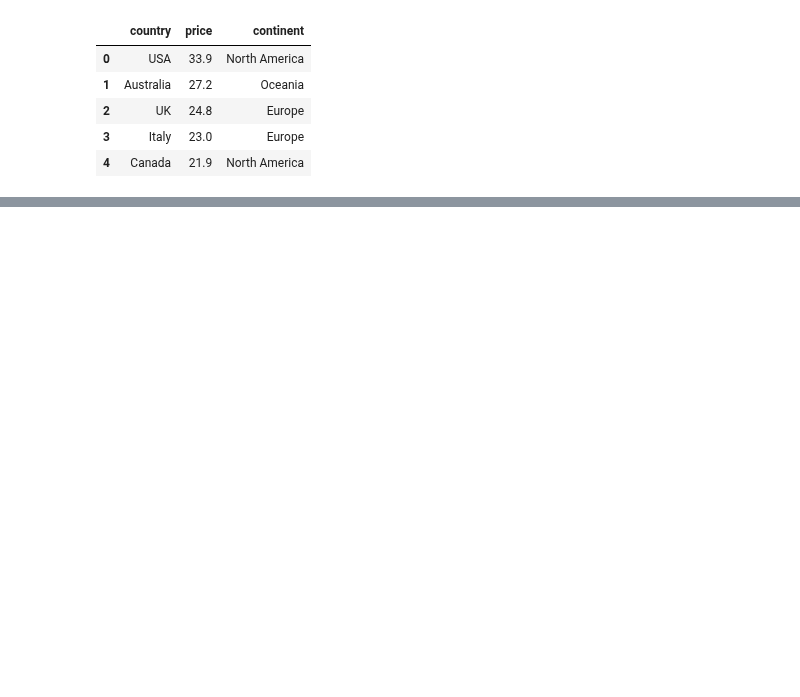
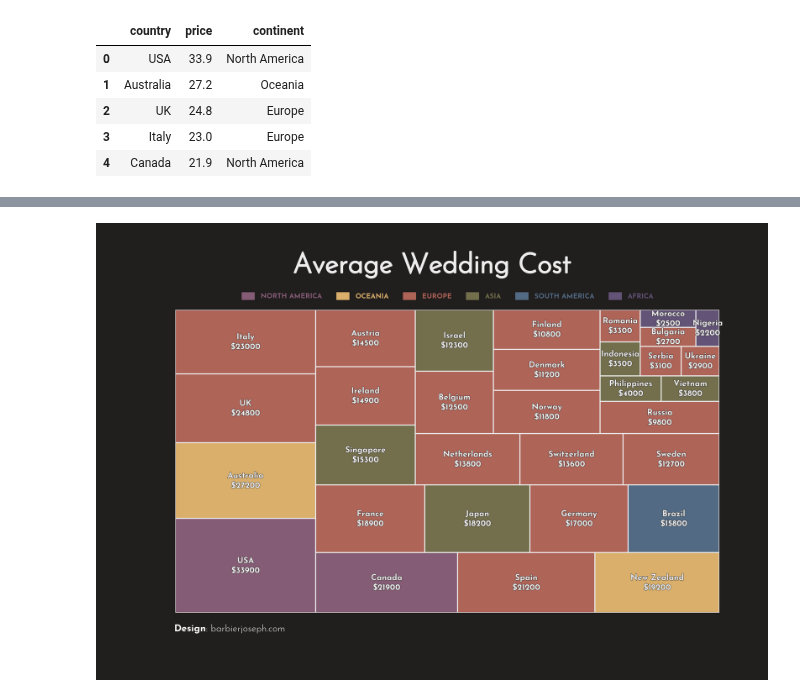
Before and after one commit to JosephBARBIERDARNAL/misc-dataviz, a Jupyter notebook: marriage-price/code.ipynb, the cells around one changed output, grey strips where cells are left out. Cells and saved outputs as stored; diff of their text form; code cells hidden in the pictures; blank space fills up the shorter version.

```diff
--- a/marriage-price/code.ipynb
+++ b/marriage-price/code.ipynb
@@ -38,0 +20,82 @@ plt.show()
+# %%
+white = '#EEEEEE'
+black = '#211E1E'
+cmap = load_cmap('Antique')
+category_codes, unique_categories = pd.factorize(df['continent'])
+colors = [cmap(code) for code in category_codes]
+font = load_font(
+   'https://github.com/googlefonts/josefinsans/blob/master/fonts/ttf/JosefinSans-Light.ttf?raw=true'
+)
+boldfont = load_font(
+   'https://github.com/googlefonts/josefinsans/blob/master/fonts/ttf/JosefinSans-Bold.ttf?raw=true'
+)
+
+fig, ax = plt.subplots(figsize=(12,8), dpi=300)
+fig.set_facecolor(black)
+ax.set_axis_off()
+
+squarify.plot(
+   sizes=df["price"],
+   label=df["country"] + "\n$" + (df["price"]*1000).astype(int).astype(str),
+   color=colors,
+   edgecolor=white,
+   lw=1.5,
+   text_kwargs={
+      'font': boldfont,
+      'color': white,
+      'size': 12,
+      'path_effects': [
+         path_effects.Stroke(linewidth=0.8, foreground=black),
+         path_effects.Normal()
+      ]
+   },
+   ax=ax
+)
+
+fig_text(
+   x=0.5, y=1, s="Average Wedding Cost", font=font,
+   size=40, ha='center', color=white, path_effects=[
+         path_effects.Stroke(linewidth=2, foreground=white),
+         path_effects.Normal()
+      ]
+)
+fig_text(
+   x=0.07, y=0.07, s='Design<: barbierjoseph.com>\n', font=boldfont,
+   size=14, ha='left', color='white', highlight_textprops=[{'font': font}]
+)
+
+legend_elements = [
+   Patch(
+      facecolor=cmap(code),
+      edgecolor=black,
+      label=continent.upper(),
+   ) for code, continent in enumerate(unique_categories)
+]
+
+legend = ax.legend(
+   handles=legend_elements,
+   loc='upper center',
+   bbox_to_anchor=(0.5, 1.08),
+   ncol=len(unique_categories),
+   fontsize=30,
+   facecolor=black,
+   prop=boldfont,
+   edgecolor=black,
+   handleheight=1.5,
+
+)
+
+for i, text in enumerate(legend.get_texts()):
+   text.set_color(cmap(i))
+
+margin = 0.05
+fig.text(x=0-margin, y=0.5, s=' ', color=black, ha='center', va='center')
+fig.text(x=1+margin, y=0.5, s=' ', color=black, ha='center', va='center')
+fig.text(x=0.5, y=0-margin, s=' ', color=black, ha='center', va='center')
+fig.text(x=0.5, y=1+margin, s=' ', color=black, ha='center', va='center')
+
+plt.tight_layout()
+plt.savefig('wedding-cost.png', dpi=300, bbox_inches='tight')
+plt.show()
+# %% [output]
+[figure, added]
```
Also changed, not shown: parts of 2 cells of this notebook, 3 other files.
